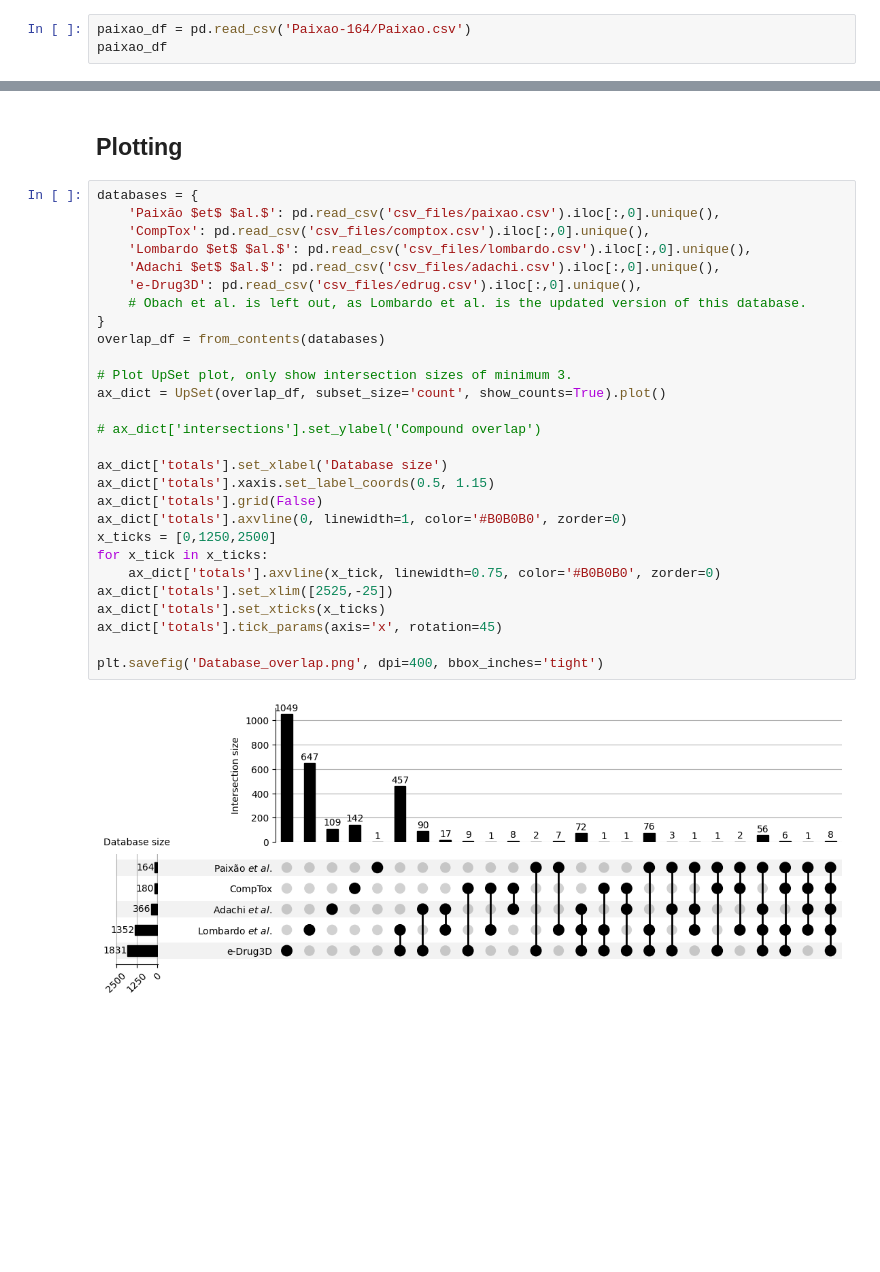
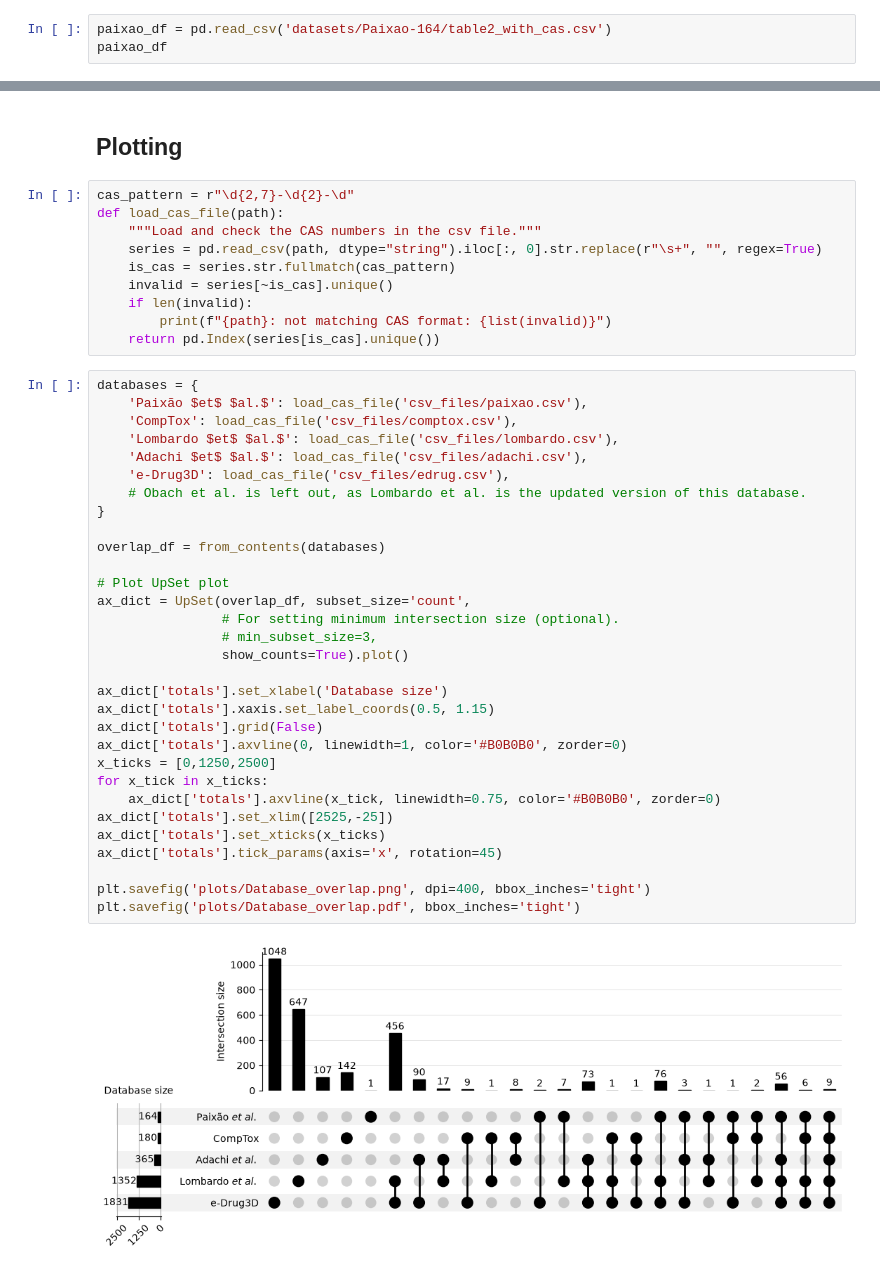
Before and after one commit to MaroDonato/PK-dataset-overview, a Jupyter notebook: overview.ipynb, the cells around one changed output, grey strips where cells are left out. Cells and saved outputs as stored; diff of their text form; blank space fills up the shorter version.

```diff
--- a/overview.ipynb
+++ b/overview.ipynb
@@ -173,4 +180,4 @@ Foral, frenal, fp, CLplasma, Rb, CLH Fabs, Fmet
 # %%
-paixao_df = pd.read_csv('Paixao-164/Paixao.csv')
+paixao_df = pd.read_csv('datasets/Paixao-164/table2_with_cas.csv')
 paixao_df
 # %% [output]
@@ -225,32 +261,45 @@ paixao_cas_df.CAS.to_csv('csv_files/paixao.csv', index=False)
 # %% [markdown]
 ## Plotting
+# %%
+cas_pattern = r"\d{2,7}-\d{2}-\d"
+def load_cas_file(path):
+    """Load and check the CAS numbers in the csv file."""
+    series = pd.read_csv(path, dtype="string").iloc[:, 0].str.replace(r"\s+", "", regex=True)
+    is_cas = series.str.fullmatch(cas_pattern)
+    invalid = series[~is_cas].unique()
+    if len(invalid):
+        print(f"{path}: not matching CAS format: {list(invalid)}")
+    return pd.Index(series[is_cas].unique())
 # %%
 databases = {
-    'Paixão $et$ $al.$': pd.read_csv('csv_files/paixao.csv').iloc[:,0].unique(),
-    'CompTox': pd.read_csv('csv_files/comptox.csv').iloc[:,0].unique(),
-    'Lombardo $et$ $al.$': pd.read_csv('csv_files/lombardo.csv').iloc[:,0].unique(),
-    'Adachi $et$ $al.$': pd.read_csv('csv_files/adachi.csv').iloc[:,0].unique(),
-    'e-Drug3D': pd.read_csv('csv_files/edrug.csv').iloc[:,0].unique(),
+    'Paixão $et$ $al.$': load_cas_file('csv_files/paixao.csv'),
+    'CompTox': load_cas_file('csv_files/comptox.csv'),
+    'Lombardo $et$ $al.$': load_cas_file('csv_files/lombardo.csv'),
+    'Adachi $et$ $al.$': load_cas_file('csv_files/adachi.csv'),
+    'e-Drug3D': load_cas_file('csv_files/edrug.csv'),
     # Obach et al. is left out, as Lombardo et al. is the updated version of this database.
 }
+
 overlap_df = from_contents(databases)
 
-# Plot UpSet plot, only show intersection sizes of minimum 3.
-ax_dict = UpSet(overlap_df, subset_size='count', show_counts=True).plot()
-
-# ax_dict['intersections'].set_ylabel('Compound overlap')
+# Plot UpSet plot
+ax_dict = UpSet(overlap_df, subset_size='count',
+                # For setting minimum intersection size (optional).
+                # min_subset_size=3,
+                show_counts=True).plot()
 
 ax_dict['totals'].set_xlabel('Database size')
 ax_dict['totals'].xaxis.set_label_coords(0.5, 1.15)
 ax_dict['totals'].grid(False)
 ax_dict['totals'].axvline(0, linewidth=1, color='#B0B0B0', zorder=0)
 x_ticks = [0,1250,2500]
 for x_tick in x_ticks:
     ax_dict['totals'].axvline(x_tick, linewidth=0.75, color='#B0B0B0', zorder=0)
 ax_dict['totals'].set_xlim([2525,-25])
 ax_dict['totals'].set_xticks(x_ticks)
 ax_dict['totals'].tick_params(axis='x', rotation=45)
 
-plt.savefig('Database_overlap.png', dpi=400, bbox_inches='tight')
+plt.savefig('plots/Database_overlap.png', dpi=400, bbox_inches='tight')
+plt.savefig('plots/Database_overlap.pdf', bbox_inches='tight')
 # %% [output]
-[figure, old version]
+[figure, new version]
```
Also changed, not shown: parts of 18 cells of this notebook, 20 other files.
